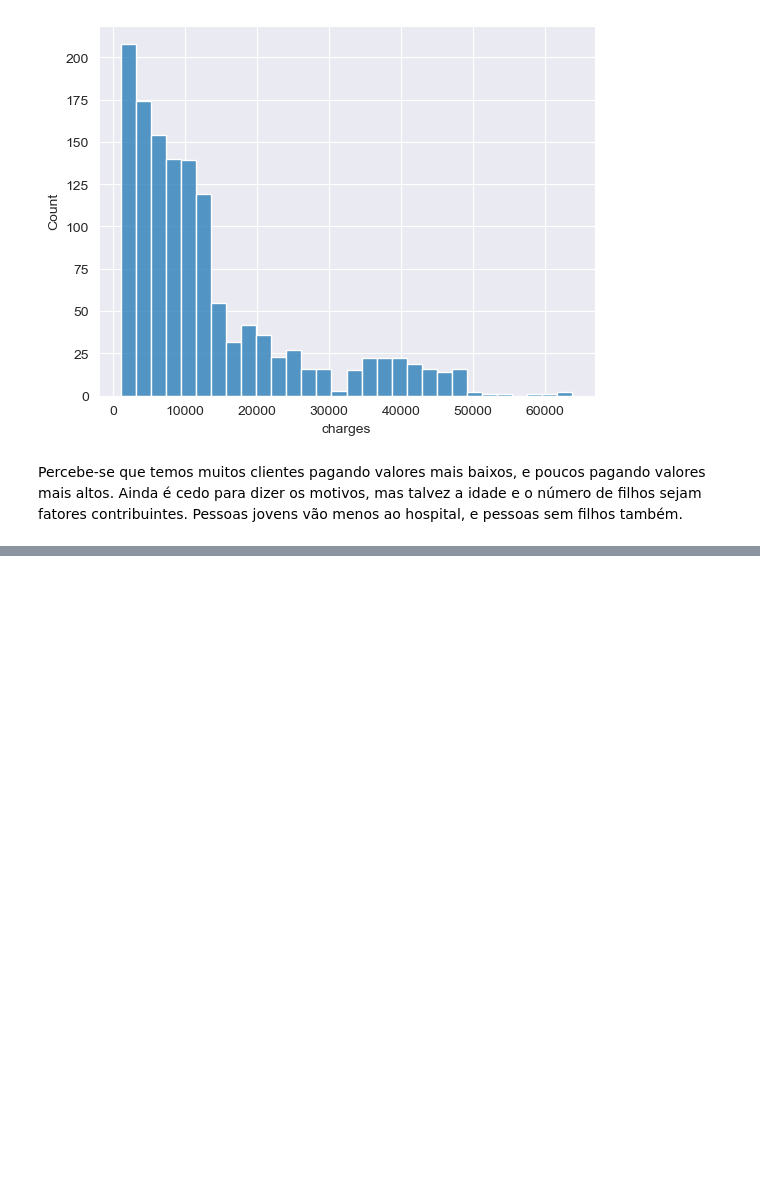
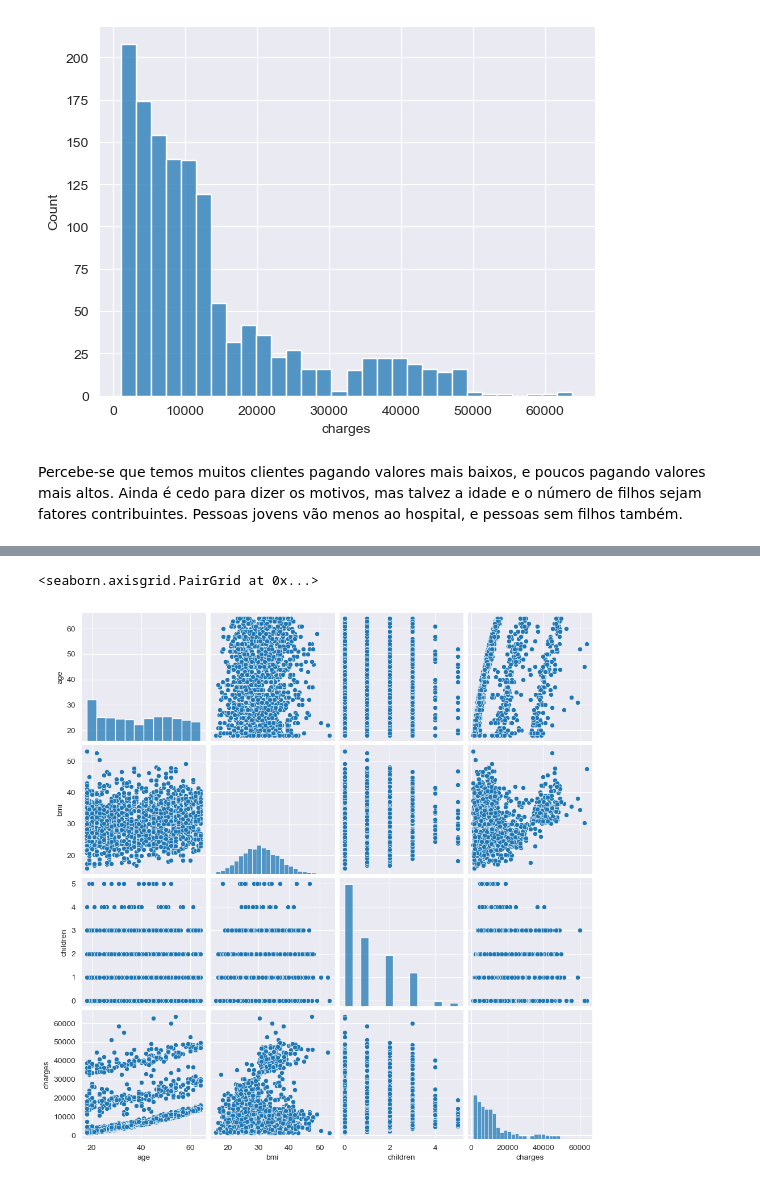
Before and after one commit to rhyanfrazao/regressao-dados-seguradora, a Jupyter notebook: projeto-regressao-linear.ipynb, the cells around one changed output, grey strips where cells are left out. Saved outputs shown, nothing was run; the diff lists cells and outputs as text; code cells hidden in the pictures; blank space fills up the shorter version.

```diff
--- a/projeto-regressao-linear.ipynb
+++ b/projeto-regressao-linear.ipynb
@@ -145,0 +150,7 @@ Percebe-se que temos muitos clientes pagando valores mais baixos, e poucos pagan
+# %%
+# Vamos usar o pairplot, que faz os gráficos de dispersão para pares de variáveis:
+
+sns.pairplot(data=df_seguro)
+# %% [output]
+<seaborn.axisgrid.PairGrid at 0x...>
+[figure, added]
```
Also changed, not shown: parts of 8 cells of this notebook.
